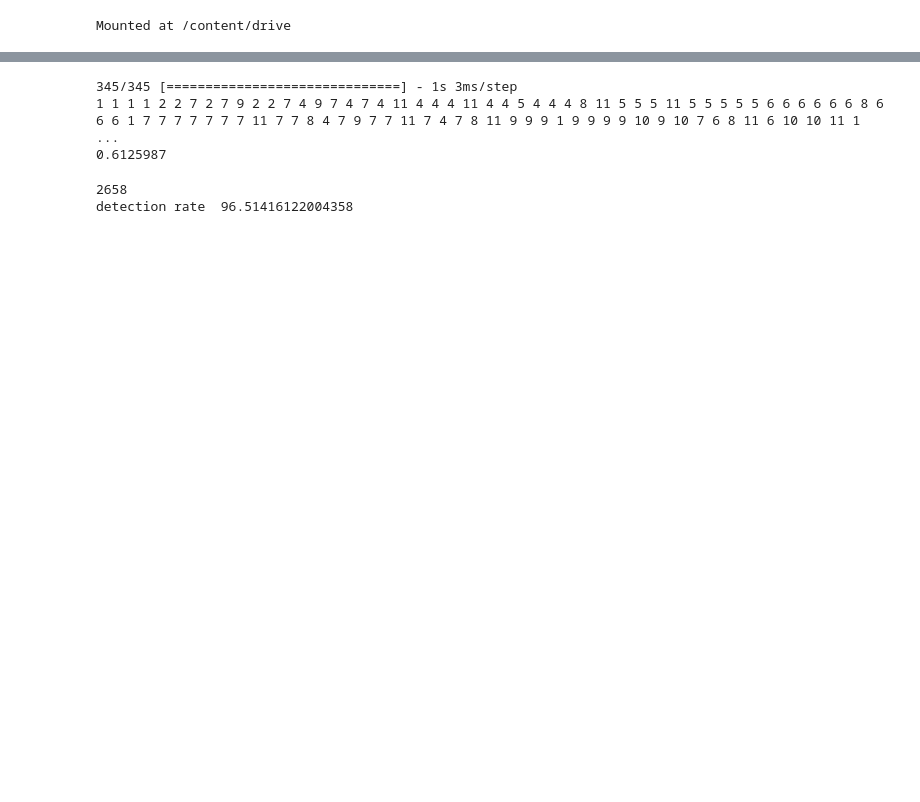
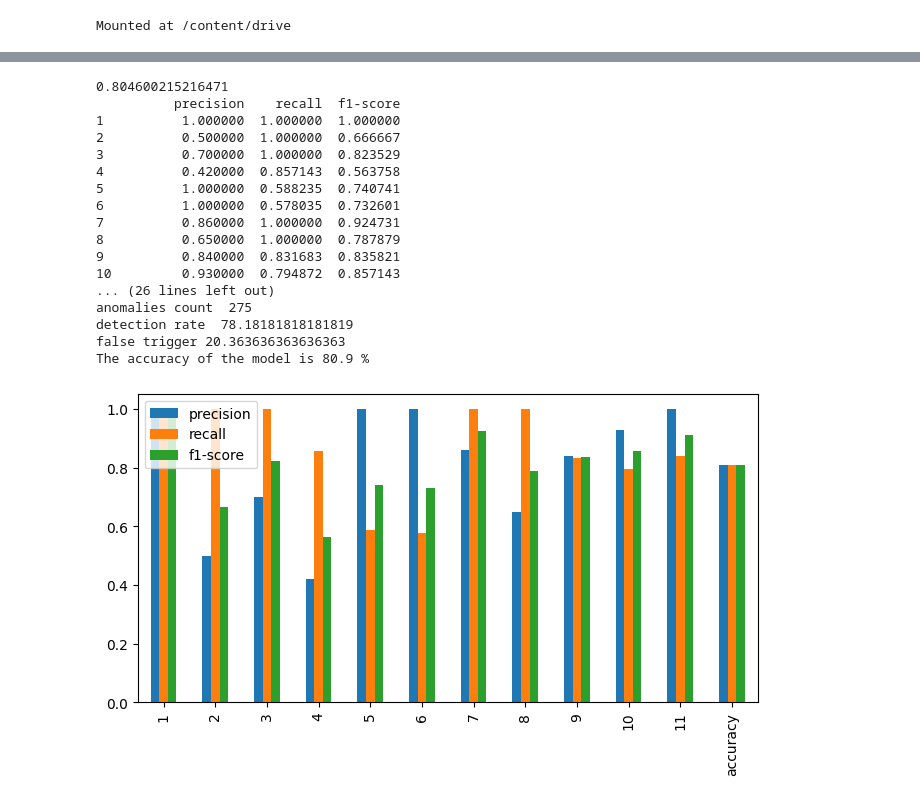
Before and after one commit to XBACTYN/DB_Anomaly_Detection, a Jupyter notebook: neural2.ipynb, the cells around one changed output, grey strips where cells are left out. Drawn from its saved outputs; the diff is of its cells as text; code cells hidden in the pictures; blank space fills up the shorter version.

```diff
--- a/neural2.ipynb
+++ b/neural2.ipynb
@@ -348,22 +327,49 @@ Epoch 5/5
-# %%
-y_pred=model.predict(X_test.reshape((Q_TEST_LEN,Q_VECTOR_LEN,1,1)))
-y=(np.argmax(y_pred,axis=1)+1)
-print(*y)
-m= keras.metrics.Accuracy()
-m.update_state(y_test,(np.argmax(y_pred,axis=1)+1))
-print(m.result().numpy())
-# %% [output]
-345/345 [==============================] - 1s 3ms/step
-1 1 1 1 2 2 7 2 7 9 2 2 7 4 9 7 4 7 4 11 4 4 4 11 4 4 5 4 4 4 8 11 5 5 5 11 5 5 5 5 5 6 6 6 6 6 6 8 6 6 6 1 7 7 7 7 7 7 7 11 7 7 8 4 7 9 7 7 11 7 4 7 8 11 9 9 9 1 9 9 9 9 10 9 10 7 6 8 11 6 10 10 11 1 ...
-0.6125987
-# %%
-diff_values = sum(el1 !=el2 for el1,el2 in zip(y[:anomalies_count],y_test_anomalies[:anomalies_count]))
-print(diff_values)
-detection_rate = (diff_values/anomalies_count)*100
-print('detection rate ',detection_rate)
-# %% [output]
-2658
-detection rate  96.51416122004358
+# %%
+    report = classification_report(y, y_test,output_dict=True)
+    df = pd.DataFrame(report).transpose()[:12]
+    print(df['f1-score'].mean())
+    df = df.drop('support', axis=1)
+    print(df)
+    df.plot( figsize= (8,4),kind='bar')
+
+
+    anomalies_count = count
+    print(y[:count])
+    print(y_test_anomalies[:count])
+    anomal_values = sum(el1 == el2 and el1 != el3 for el1, el2, el3 in zip(y[:count], y_test[:count], y_test_anomalies[:count]))
+    detection_rate = (anomal_values / anomalies_count) * 100
+    print('anomalies count ', anomalies_count)
+    print('detection rate ', detection_rate)
+
+    false_anomalies = sum(
+        el1 != el2 and el1 != el3 for el1, el2, el3 in zip(y[:count], y_test[:count], y_test_anomalies[:count]))
+    false_positive_rate = (false_anomalies / count) * 100
+    print('false trigger', false_positive_rate)
+
+    accuracy_score(y_test, y)
+    print(f"The accuracy of the model is {round(accuracy_score(y_test, y), 3) * 100} %")
+    # plot_confusion_matrix(y_test,y_pred,'Истинные',vector_type)
+    # plot_confusion_matrix(y_test_anomalies[:count],y[:count],'Аномальные',vector_type)
+    plt.show()
+# %% [output]
+0.804600215216471
+          precision    recall  f1-score
+1          1.000000  1.000000  1.000000
+2          0.500000  1.000000  0.666667
+3          0.700000  1.000000  0.823529
+4          0.420000  0.857143  0.563758
+5          1.000000  0.588235  0.740741
+6          1.000000  0.578035  0.732601
+7          0.860000  1.000000  0.924731
+8          0.650000  1.000000  0.787879
+9          0.840000  0.831683  0.835821
+10         0.930000  0.794872  0.857143
+... (26 lines left out)
+anomalies count  275
+detection rate  78.18181818181819
+false trigger 20.363636363636363
+The accuracy of the model is 80.9 %
+[figure, added]
 # %%
 loss_plt(history2)
 accuracy_plt(history2)
```
Also changed, not shown: parts of 23 cells of this notebook.
